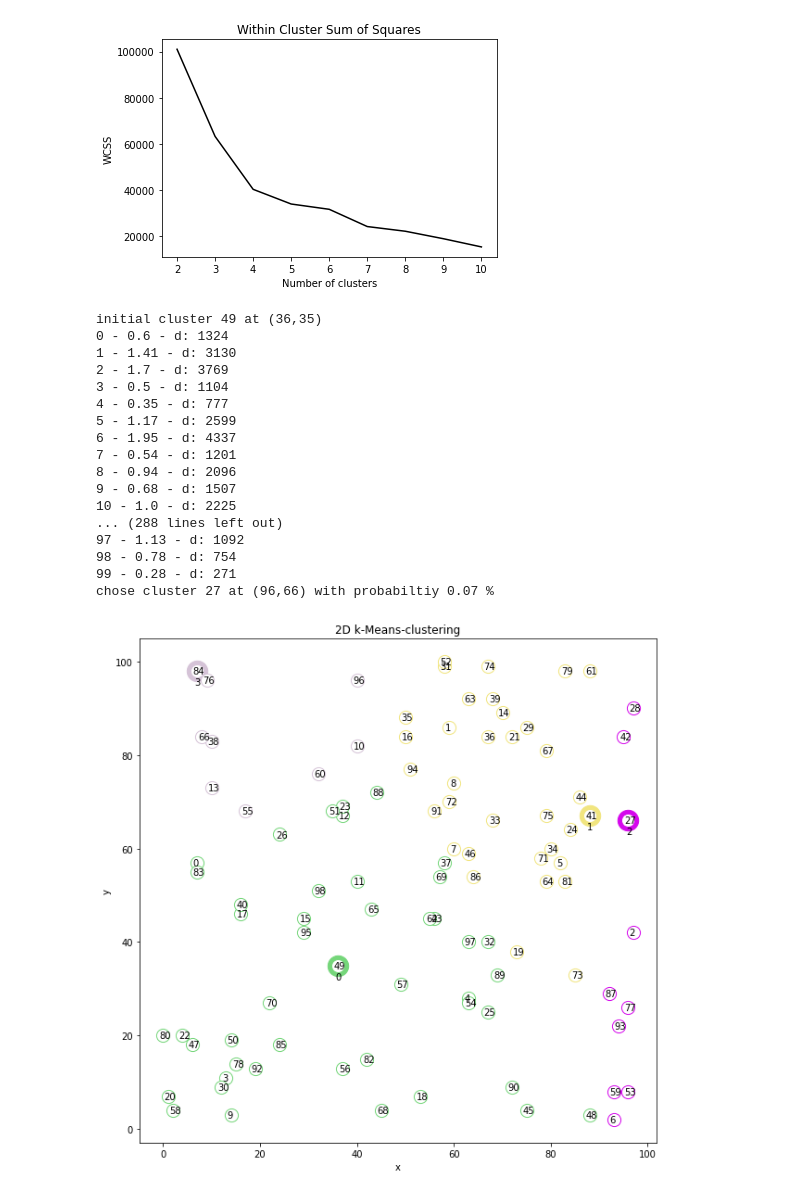
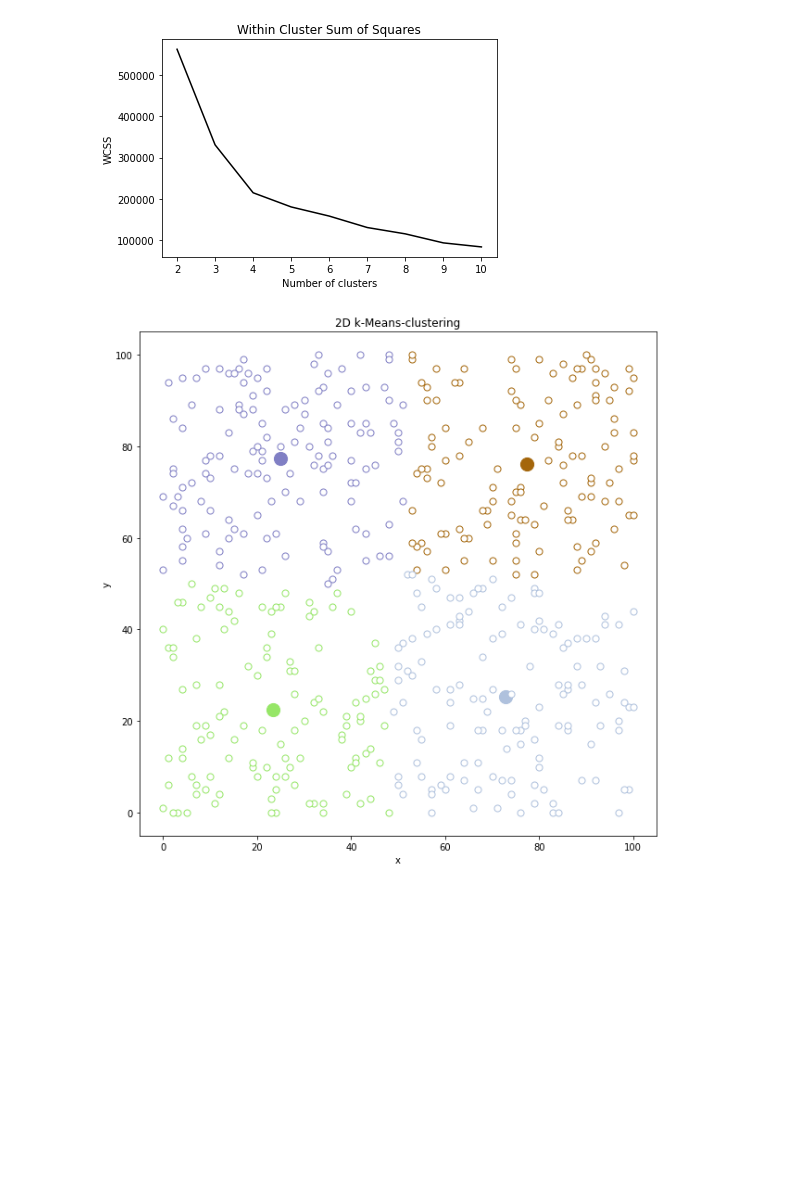
Before and after one commit to DKoflerGIT/DS_Clustering, a Jupyter notebook: main.ipynb, the cells around one changed output. Drawn from its saved outputs; the diff is of its cells as text; code cells hidden in the pictures; blank space fills up the shorter version.

```diff
--- a/main.ipynb
+++ b/main.ipynb
@@ -2,8 +2,8 @@
 from functions import kMeans as km
 
 dpts = []
-dpts = km.createRandomDatapoints(100, 2) #kMeans works for 2+ dimensions, for 1 dimension not always. plot works for 2 or 3 dimensions
+dpts = km.createRandomDatapoints(500, 2) #kMeans works for 2+ dimensions, for 1 dimension not always. plot works for 2 or 3 dimensions
 clusterAmount = km.findOptimalClusterAmount(dpts)
-kmeans = km.AssignClusters(dpts, clusterAmount, False)
-km.plotClusters(kmeans)
+kmeans = km.AssignClusters(dpts, clusterAmount, True)
+km.plotClusters(kmeans, False)
 # %% [output]
@@ -26,20 +10,3 @@ chose cluster 74 at (67,99) with probabiltiy 1.38 %
 Optimal number of clusters (change in WCSS < 10%): 4
-[figure, old version]
+[figure, new version]
-initial cluster 49 at (36,35)
-0 - 0.6 - d: 1324
-1 - 1.41 - d: 3130
-2 - 1.7 - d: 3769
-3 - 0.5 - d: 1104
-4 - 0.35 - d: 777
-5 - 1.17 - d: 2599
-6 - 1.95 - d: 4337
-7 - 0.54 - d: 1201
-8 - 0.94 - d: 2096
-9 - 0.68 - d: 1507
-10 - 1.0 - d: 2225
-... (288 lines left out)
-97 - 1.13 - d: 1092
-98 - 0.78 - d: 754
-99 - 0.28 - d: 271
-chose cluster 27 at (96,66) with probabiltiy 0.07 %
-[figure, old version]
+[figure, new version]
```
Also changed, not shown: parts of 1 cell of this notebook, 1 other file.
